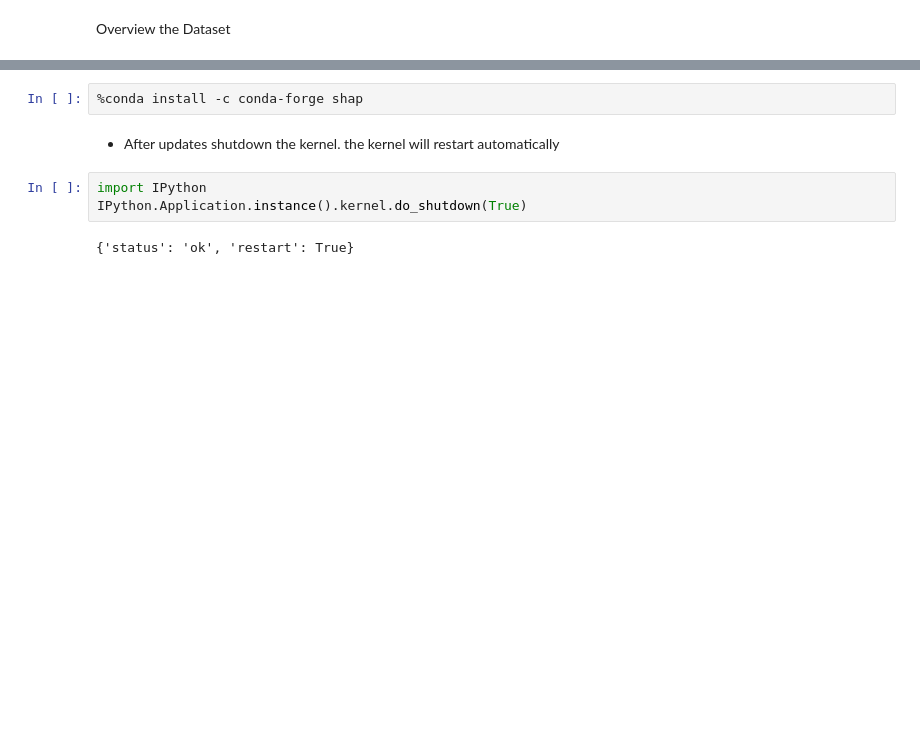
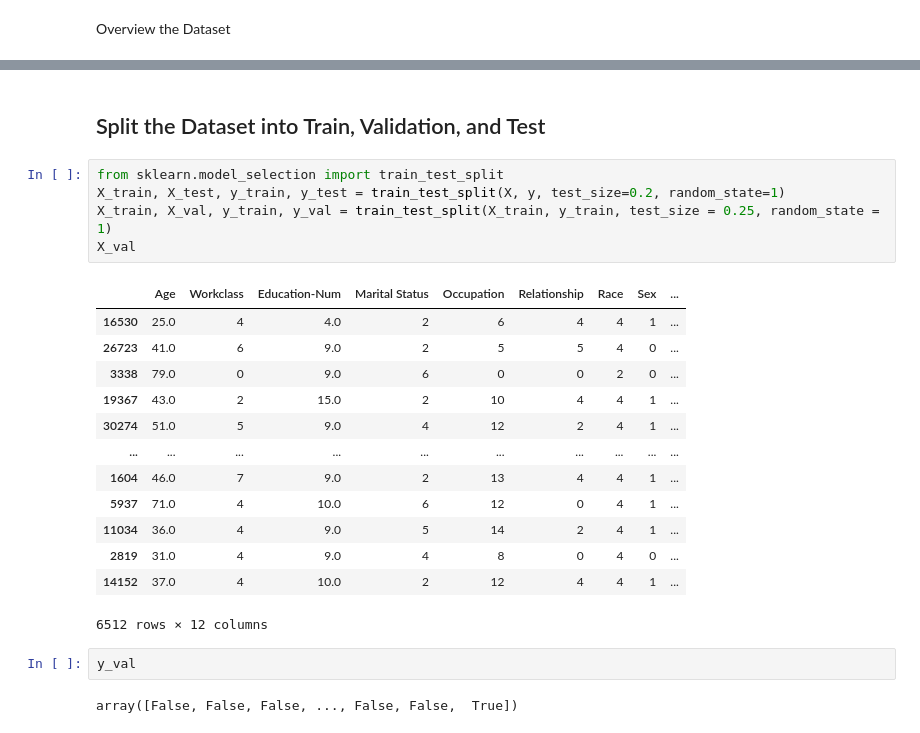
Before and after one commit to YushinJung-ATG/SageMaker-Demo, a Jupyter notebook: Tutorial-Demo.ipynb, the cells around one changed output, grey strips where cells are left out. Cells and saved outputs as stored; diff of their text form; blank space fills up the shorter version.

```diff
--- a/Tutorial-Demo.ipynb
+++ b/Tutorial-Demo.ipynb
@@ -25,9 +63,25 @@ hist = X.hist(bins=30, sharey=True, figsize=(20, 10))
-# %%
-%conda install -c conda-forge shap
-# %% [markdown]
-* After updates shutdown the kernel. the kernel will restart automatically
-# %%
-import IPython
-IPython.Application.instance().kernel.do_shutdown(True)
-# %% [output]
-{'status': 'ok', 'restart': True}
+# %% [markdown]
+## Split the Dataset into Train, Validation, and Test
+# %%
+from sklearn.model_selection import train_test_split
+X_train, X_test, y_train, y_test = train_test_split(X, y, test_size=0.2, random_state=1)
+X_train, X_val, y_train, y_val = train_test_split(X_train, y_train, test_size = 0.25, random_state = 1)
+X_val
+# %% [output]
+|  | Age | Workclass | Education-Num | Marital Status | Occupation | Relationship | Race | Sex | ... |
+| 16530 | 25.0 | 4 | 4.0 | 2 | 6 | 4 | 4 | 1 | ... |
+| 26723 | 41.0 | 6 | 9.0 | 2 | 5 | 5 | 4 | 0 | ... |
+| 3338 | 79.0 | 0 | 9.0 | 6 | 0 | 0 | 2 | 0 | ... |
+| 19367 | 43.0 | 2 | 15.0 | 2 | 10 | 4 | 4 | 1 | ... |
+| 30274 | 51.0 | 5 | 9.0 | 4 | 12 | 2 | 4 | 1 | ... |
+| ... | ... | ... | ... | ... | ... | ... | ... | ... | ... |
+| 1604 | 46.0 | 7 | 9.0 | 2 | 13 | 4 | 4 | 1 | ... |
+| 5937 | 71.0 | 4 | 10.0 | 6 | 12 | 0 | 4 | 1 | ... |
+| 11034 | 36.0 | 4 | 9.0 | 5 | 14 | 2 | 4 | 1 | ... |
+| 2819 | 31.0 | 4 | 9.0 | 4 | 8 | 0 | 4 | 0 | ... |
+| 14152 | 37.0 | 4 | 10.0 | 2 | 12 | 4 | 4 | 1 | ... |
+6512 rows × 12 columns
+# %%
+y_val
+# %% [output]
+array([False, False, False, ..., False, False,  True])
```
Also changed, not shown: parts of 41 cells of this notebook, 15 other files.
